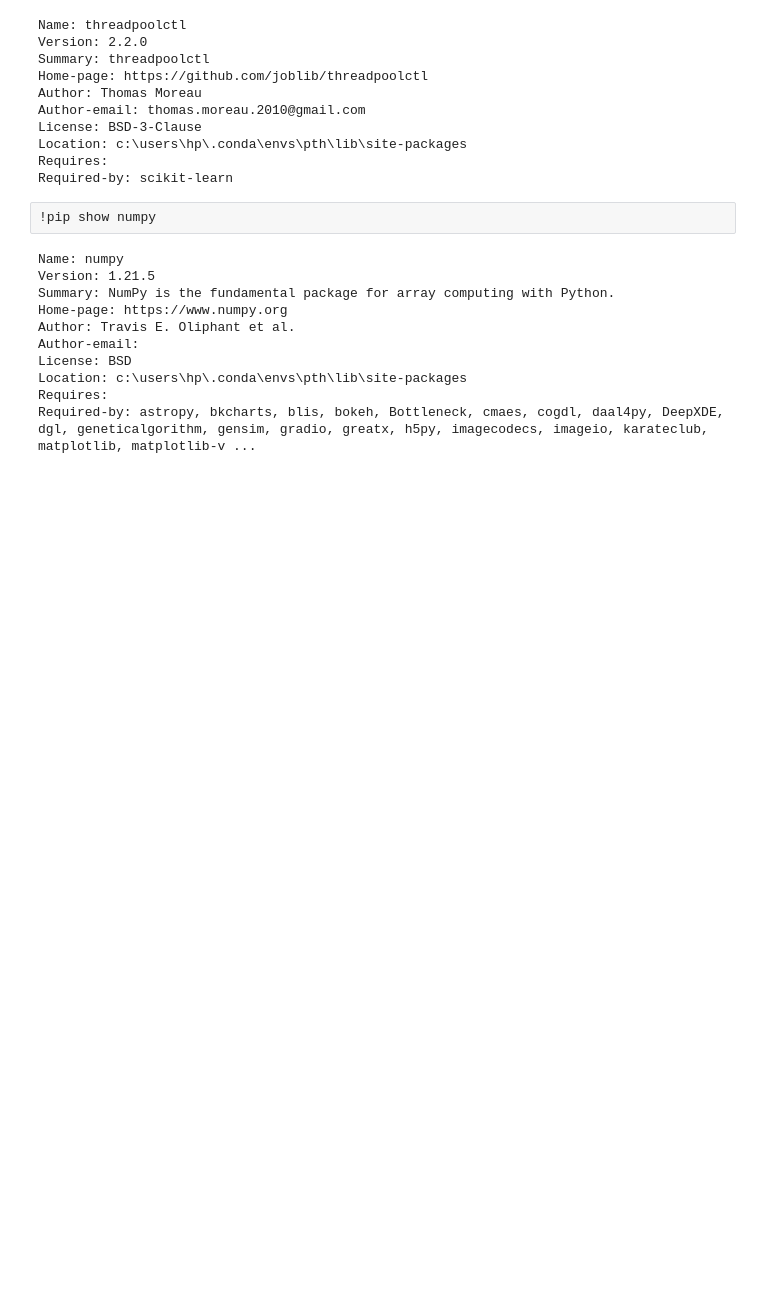
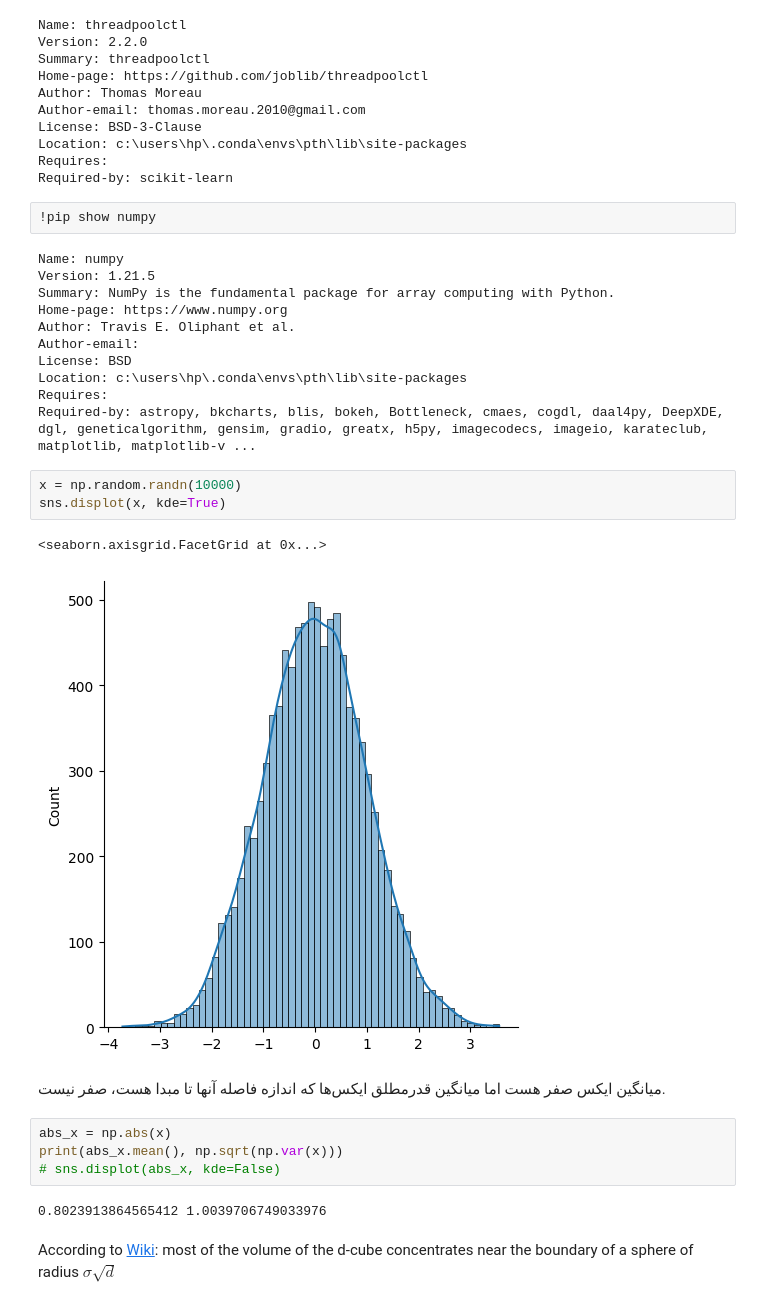
Before and after one commit to fum-cs/ads, a Jupyter notebook: code/CD_KNN.ipynb, the cells around one changed output. Saved outputs shown, nothing was run; the diff lists cells and outputs as text; blank space fills up the shorter version.

```diff
--- a/code/CD_KNN.ipynb
+++ b/code/CD_KNN.ipynb
@@ -106,3 +108,20 @@ License: BSD
 Location: c:\users\hp\.conda\envs\pth\lib\site-packages
 Requires:
 Required-by: astropy, bkcharts, blis, bokeh, Bottleneck, cmaes, cogdl, daal4py, DeepXDE, dgl, geneticalgorithm, gensim, gradio, greatx, h5py, imagecodecs, imageio, karateclub, matplotlib, matplotlib-v ...
+# %%
+x = np.random.randn(10000)
+sns.displot(x, kde=True)
+# %% [output]
+<seaborn.axisgrid.FacetGrid at 0x...>
+[figure, added]
+# %% [markdown]
+میانگین ایکس صفر هست اما میانگین قدرمطلق ایکس‌ها که اندازه فاصله آنها تا مبدا هست، صفر نیست.
+# %%
+abs_x = np.abs(x)
+print(abs_x.mean(), np.sqrt(np.var(x)))
+# sns.displot(abs_x, kde=False)
+# %% [output]
+0.8023913864565412 1.0039706749033976
+# %% [markdown]
+According to [Wiki](https://en.wikipedia.org/wiki/Curse_of_dimensionality):
+most of the volume of the d-cube concentrates near the boundary of a sphere of radius $\sigma \sqrt{d}$
```
Also changed, not shown: parts of 14 cells of this notebook, 2 other files.
